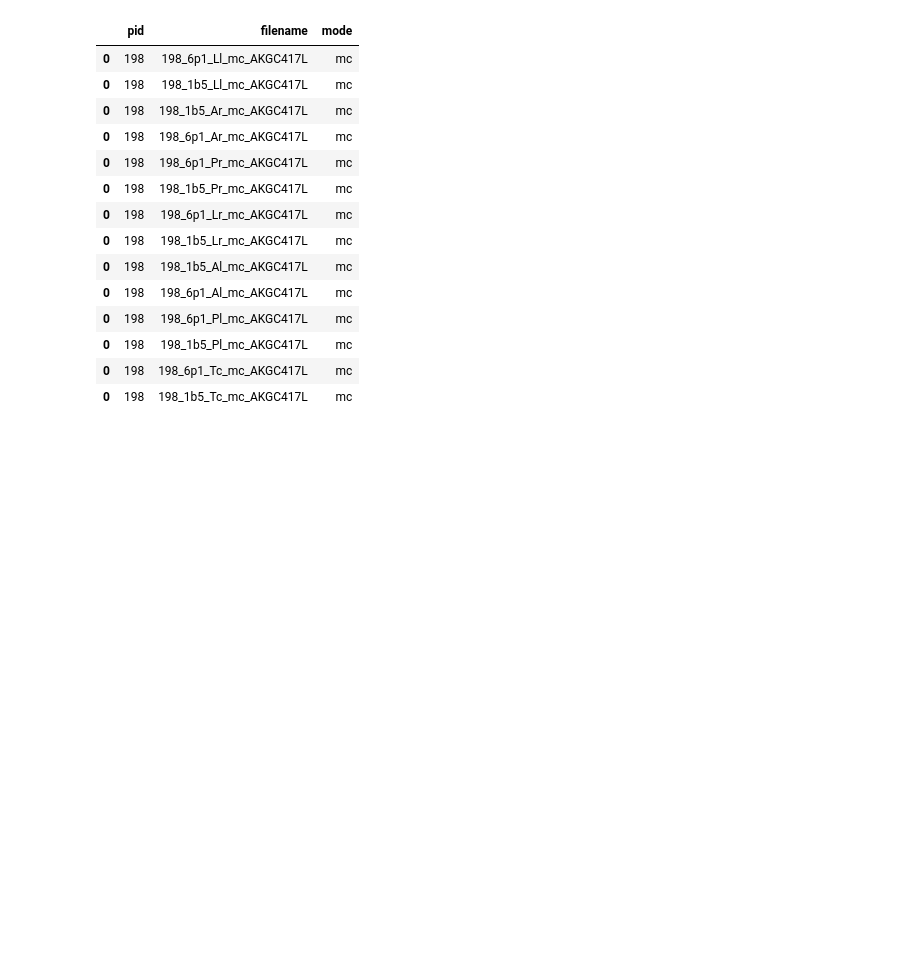
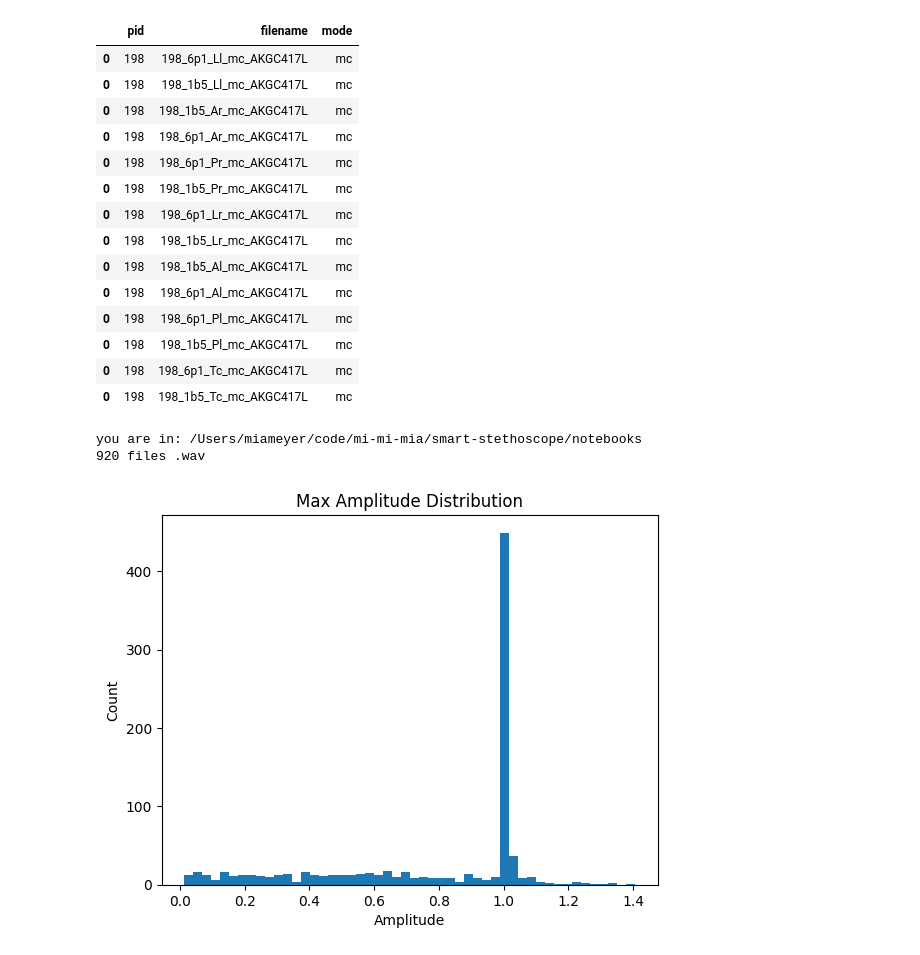
Before and after one commit to mi-mi-mia/smart-stethoscope, a Jupyter notebook: notebooks/mi-mi-mia_experimenting.ipynb, the cells around one changed output. Cells and saved outputs as stored; diff of their text form; code cells hidden in the pictures; blank space fills up the shorter version.

Commit message:
notebook updated with preprocessing

```diff
--- a/notebooks/mi-mi-mia_experimenting.ipynb
+++ b/notebooks/mi-mi-mia_experimenting.ipynb
@@ -320,3 +320,29 @@ test[test['pid']==198]
 | 0 | 198 | 198_1b5_Pl_mc_AKGC417L | mc |
 | 0 | 198 | 198_6p1_Tc_mc_AKGC417L | mc |
 | 0 | 198 | 198_1b5_Tc_mc_AKGC417L | mc |
+# %%
+import os
+from smart_stethoscope.params import *
+#test locally - PoC
+# where it's running
+current_dir = os.getcwd()
+print(f"you are in: {current_dir}")
+
+# folder:
+audio_folder = RAW_AUDIO_PATH
+
+if os.path.exists(audio_folder):
+    files = [f for f in os.listdir(audio_folder) if f.endswith('.wav')]
+    print(f"{len(files)} files .wav")
+else:
+    print("not found")
+# %% [output]
+you are in: /Users/miameyer/code/mi-mi-mia/smart-stethoscope/notebooks
+920 files .wav
+# %%
+audios = []
+audio_folder = RAW_AUDIO_PATH
+for file in files:
+    path = os.path.join(audio_folder, file)
+    y, sr = lb.load(path, sr=12000)
+    audios.append(y)
@@ -322,0 +371,10 @@ test[test['pid']==198]
+# %%
+max_amplitudes = [np.max(np.abs(x)) for x in audios]
+
+plt.hist(max_amplitudes, bins=50)
+plt.title("Max Amplitude Distribution")
+plt.xlabel("Amplitude")
+plt.ylabel("Count")
+plt.show()
+# %% [output]
+[figure, added]
```
Also changed, not shown: parts of 13 cells of this notebook.
